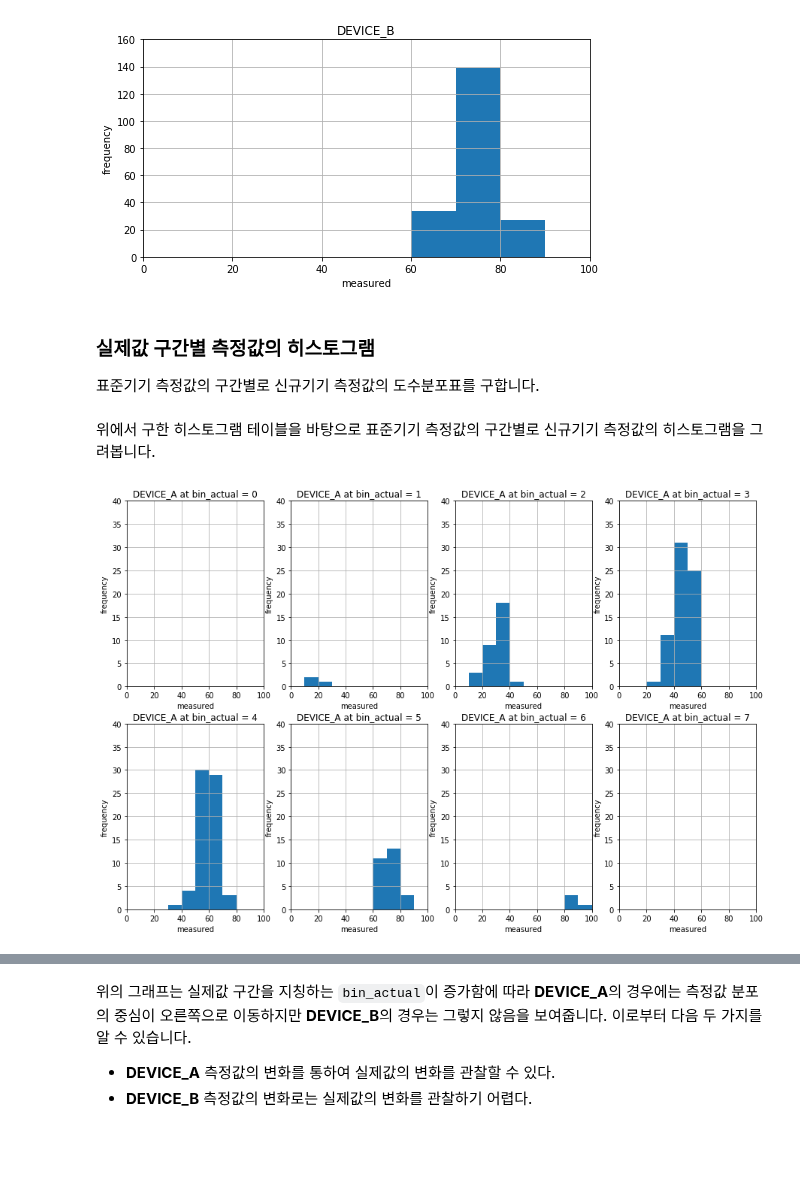
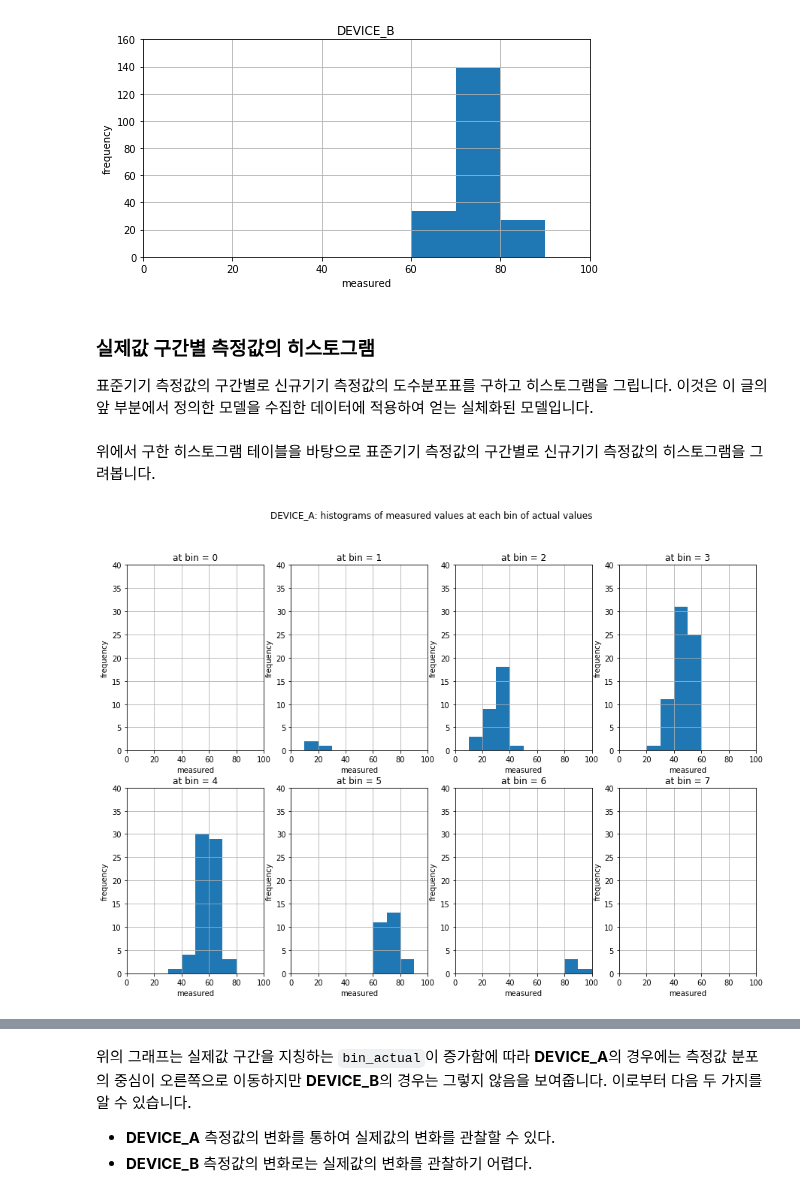
Before and after one commit to trvoid/ml-study, a Jupyter notebook: device-validation/device-validation-by-frequency-distribution-model.ipynb, the cells around one changed output, grey strips where cells are left out. Saved outputs shown, nothing was run; the diff lists cells and outputs as text; code cells hidden in the pictures; blank space fills up the shorter version.

```diff
--- a/device-validation/device-validation-by-frequency-distribution-model.ipynb
+++ b/device-validation/device-validation-by-frequency-distribution-model.ipynb
@@ -237,7 +237,7 @@ Text(0.5, 1.0, 'DEVICE_B')
 # %% [markdown]
 ### 실제값 구간별 측정값의 히스토그램
 
-표준기기 측정값의 구간별로 신규기기 측정값의 도수분포표를 구합니다.
+표준기기 측정값의 구간별로 신규기기 측정값의 도수분포표를 구하고 히스토그램을 그립니다. 이것은 이 글의 앞 부분에서 정의한 모델을 수집한 데이터에 적용하여 얻는 실체화된 모델입니다.
 # %%
 def get_frequency_table(data_measured):
     min = RANGE_ACTUAL[0]
@@ -271,17 +271,18 @@ hist_table_b = get_hist_table(frequency_table_b)
 # %% [markdown]
 위에서 구한 히스토그램 테이블을 바탕으로 표준기기 측정값의 구간별로 신규기기 측정값의 히스토그램을 그려봅니다.
 # %%
-plt.figure(figsize = (15, 10))
+fig = plt.figure(figsize = (15, 10))
+fig.suptitle('DEVICE_A: histograms of measured values at each bin of actual values')
 for i in np.arange(BINS_ACTUAL):
     plt.subplot(241 + i)
     plt.hist(frequency_table_a[i], bins = BINS_MEASURED, range = RANGE_MEASURED, align = 'mid')
     plt.xlim(RANGE_MEASURED[0], RANGE_MEASURED[1])
     plt.ylim(0, 40)
     plt.grid(True)
     plt.xlabel('measured')
     plt.ylabel('frequency')
-    plt.title(f'DEVICE_A at bin_actual = {i}')
+    plt.title(f'at bin = {i}')
 plt.show()
 # %% [output]
-[figure, old version]
+[figure, new version]
 # %%
```
Also changed, not shown: parts of 3 cells of this notebook, 1 other file.
